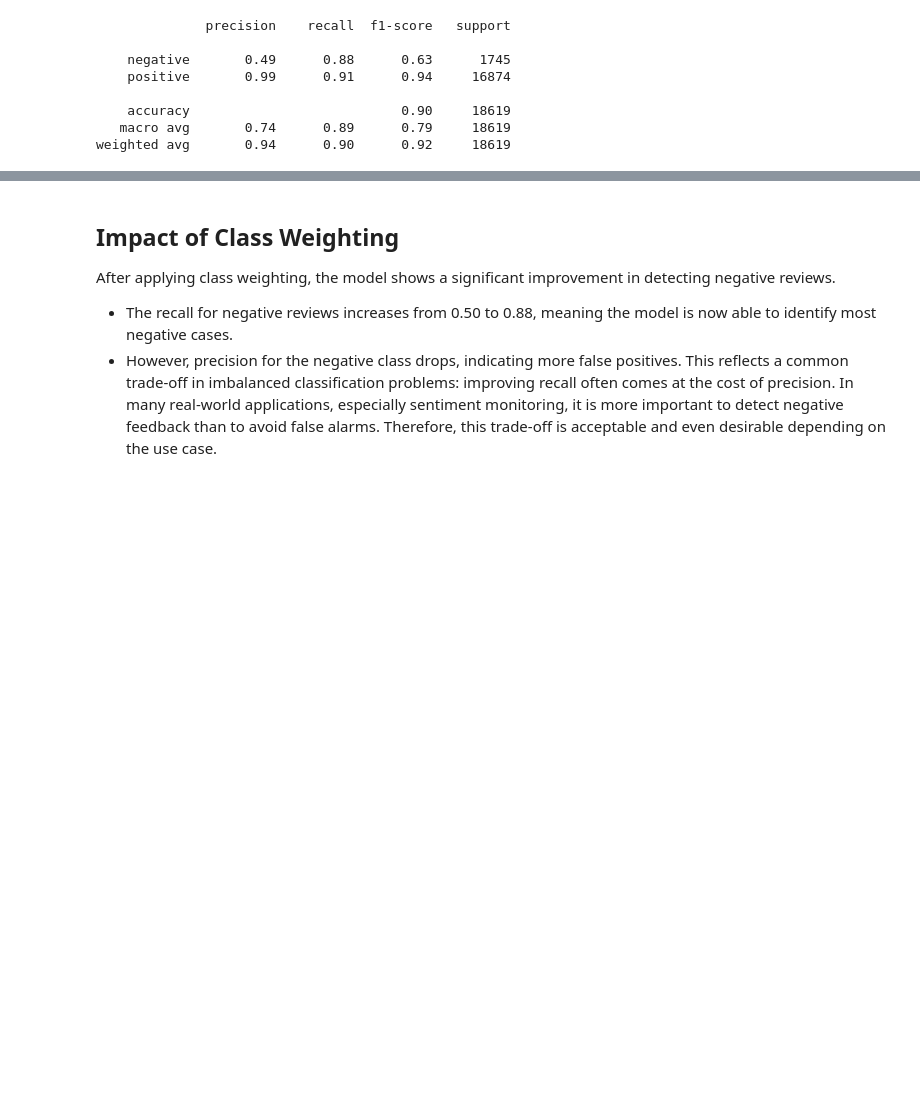
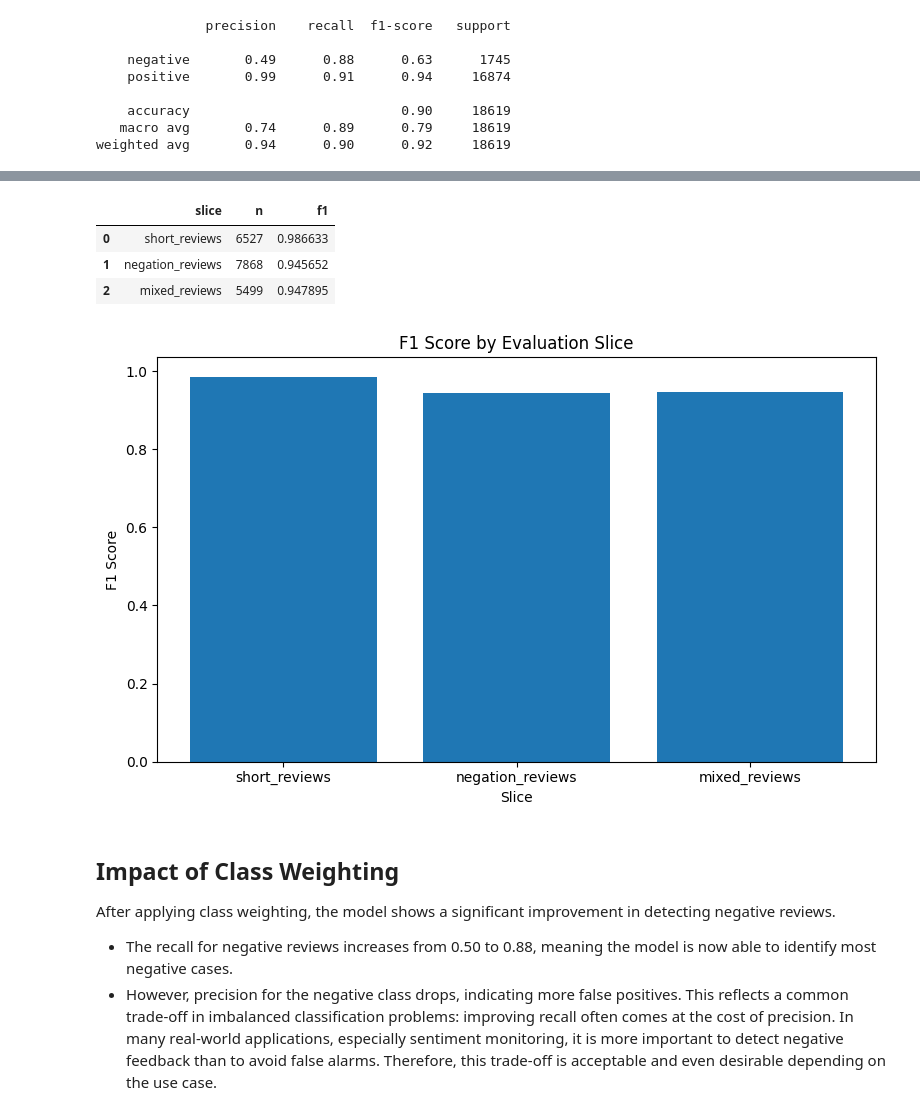
Before and after one commit to trandamkhanh311207-glitch/amazon-sentiment-analysis, a Jupyter notebook: notebooks/main.ipynb, the cells around one changed output, grey strips where cells are left out. Drawn from its saved outputs; the diff is of its cells as text; code cells hidden in the pictures; blank space fills up the shorter version.

Commit message:
Finalize models, ablation, threshold tuning, and slice evaluation

```diff
--- a/notebooks/main.ipynb
+++ b/notebooks/main.ipynb
@@ -64,0 +300,6 @@ weighted avg       0.94      0.90      0.92     18619
+# %%
+slice_df = pd.DataFrame({
+    "text": x_test.reset_index(drop=True),
+    "y_true": y_test.reset_index(drop=True),
+    "y_pred": pd.Series(y_pred_final),
+})
@@ -64,0 +319,32 @@ weighted avg       0.94      0.90      0.92     18619
+# %%
+def eval_slice(name, mask):
+    subset = slice_df[mask]
+
+    if len(subset) == 0:
+        return {"slice": name, "n": 0, "f1": None}
+
+    f1 = f1_score(
+        subset["y_true"],
+        subset["y_pred"],
+        pos_label="positive",
+        zero_division=0
+    )
+
+    return {
+        "slice": name,
+        "n": len(subset),
+        "f1": f1
+    }
+# %%
+slice_results = pd.DataFrame([
+    eval_slice("short_reviews", slice_df["short_review"]),
+    eval_slice("negation_reviews", slice_df["has_negation"]),
+    eval_slice("mixed_reviews", slice_df["has_mixed"]),
+])
+
+slice_results
+# %% [output]
+|  | slice | n | f1 |
+| 0 | short_reviews | 6527 | 0.986633 |
+| 1 | negation_reviews | 7868 | 0.945652 |
+| 2 | mixed_reviews | 5499 | 0.947895 |
@@ -65,3 +353,16 @@ weighted avg       0.94      0.90      0.92     18619
+# %%
+import matplotlib.pyplot as plt
+
+plt.figure(figsize=(8,5))
+plt.bar(slice_results["slice"], slice_results["f1"])
+plt.title("F1 Score by Evaluation Slice")
+plt.ylabel("F1 Score")
+plt.xlabel("Slice")
+plt.tight_layout()
+plt.savefig("../results/figures/slice_f1_bar_chart.png", dpi=300)
+plt.show()
+# %% [output]
+[figure, added]
 # %% [markdown]
 ## Impact of Class Weighting
 After applying class weighting, the model shows a significant improvement in detecting negative reviews.
```
Also changed, not shown: parts of 25 cells of this notebook, 7 other files.
